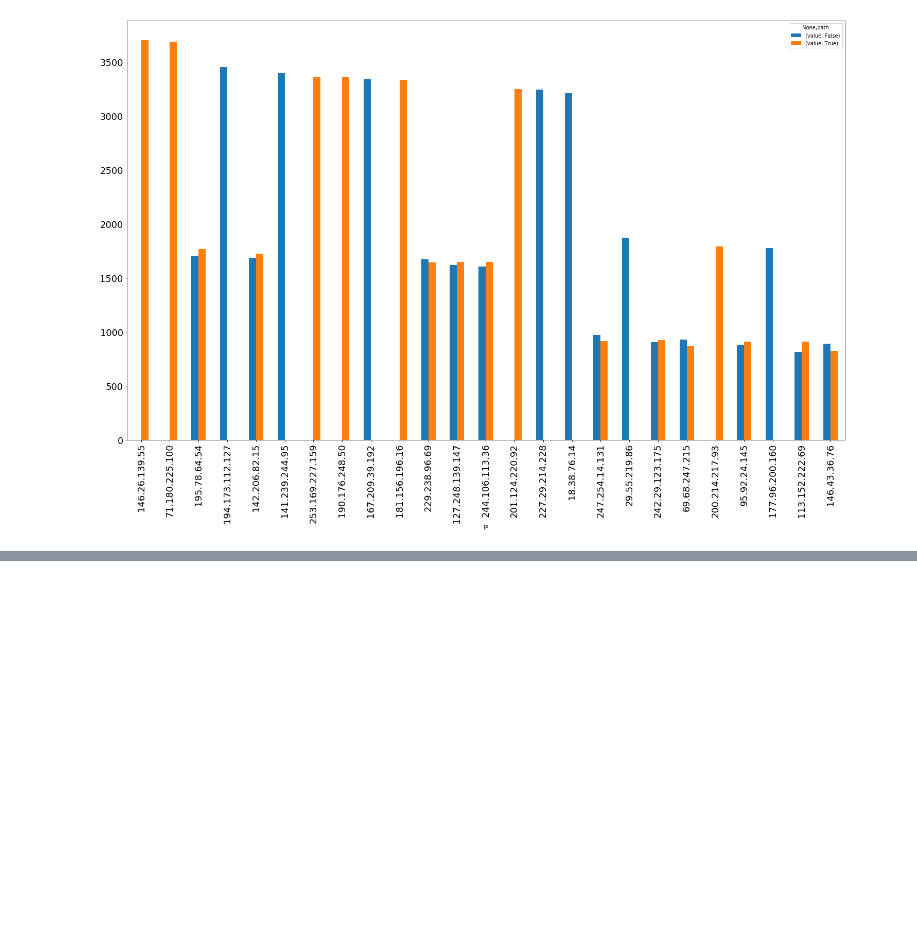
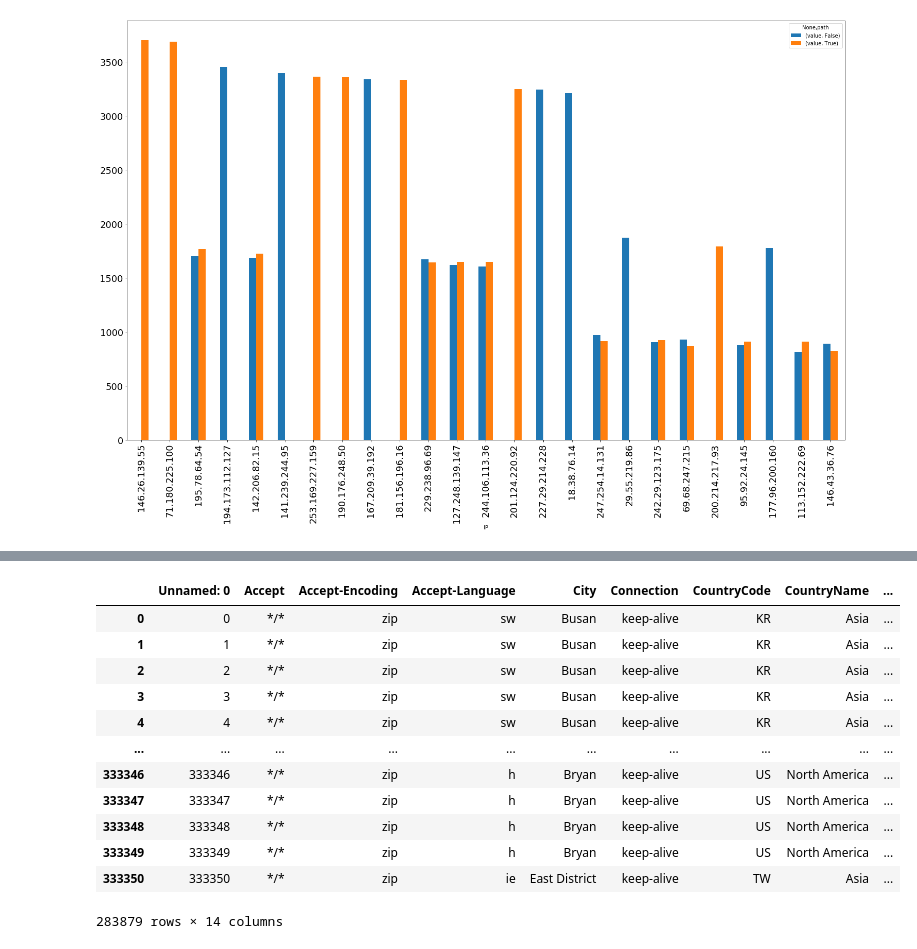
Before and after one commit to msilin/dogcat, a Jupyter notebook: Notebook_hk.ipynb, the cells around one changed output, grey strips where cells are left out. Saved outputs shown, nothing was run; the diff lists cells and outputs as text; code cells hidden in the pictures; blank space fills up the shorter version.

```diff
--- a/Notebook_hk.ipynb
+++ b/Notebook_hk.ipynb
@@ -138,0 +208,33 @@ NameError: name 'pd' is not defined
+# %%
+import pycountry_convert as pc
+
+df9 = pd.read_csv("DF_cities.csv")
+
+def country_to_continent(country_name):
+    country_alpha2 = pc.country_name_to_country_alpha2(country_name)
+    country_continent_code = pc.country_alpha2_to_continent_code(country_alpha2)
+    country_continent_name = pc.convert_continent_code_to_continent_name(country_continent_code)
+    return country_continent_name
+
+# df9.at[0, 'CountryName']
+
+countries = df9[df9.CountryName.notnull()]
+
+for i in countries.itertuples():
+    countries.at[i.Index, 'CountryName'] = country_to_continent(i.CountryName)
+
+countries
+# %% [output]
+|  | Unnamed: 0 | Accept | Accept-Encoding | Accept-Language | City | Connection | CountryCode | CountryName | ... |
+| 0 | 0 | */* | zip | sw | Busan | keep-alive | KR | Asia | ... |
+| 1 | 1 | */* | zip | sw | Busan | keep-alive | KR | Asia | ... |
+| 2 | 2 | */* | zip | sw | Busan | keep-alive | KR | Asia | ... |
+| 3 | 3 | */* | zip | sw | Busan | keep-alive | KR | Asia | ... |
+| 4 | 4 | */* | zip | sw | Busan | keep-alive | KR | Asia | ... |
+| ... | ... | ... | ... | ... | ... | ... | ... | ... | ... |
+| 333346 | 333346 | */* | zip | h | Bryan | keep-alive | US | North America | ... |
+| 333347 | 333347 | */* | zip | h | Bryan | keep-alive | US | North America | ... |
+| 333348 | 333348 | */* | zip | h | Bryan | keep-alive | US | North America | ... |
+| 333349 | 333349 | */* | zip | h | Bryan | keep-alive | US | North America | ... |
+| 333350 | 333350 | */* | zip | ie | East District | keep-alive | TW | Asia | ... |
+283879 rows × 14 columns
```
Also changed, not shown: parts of 9 cells of this notebook.
